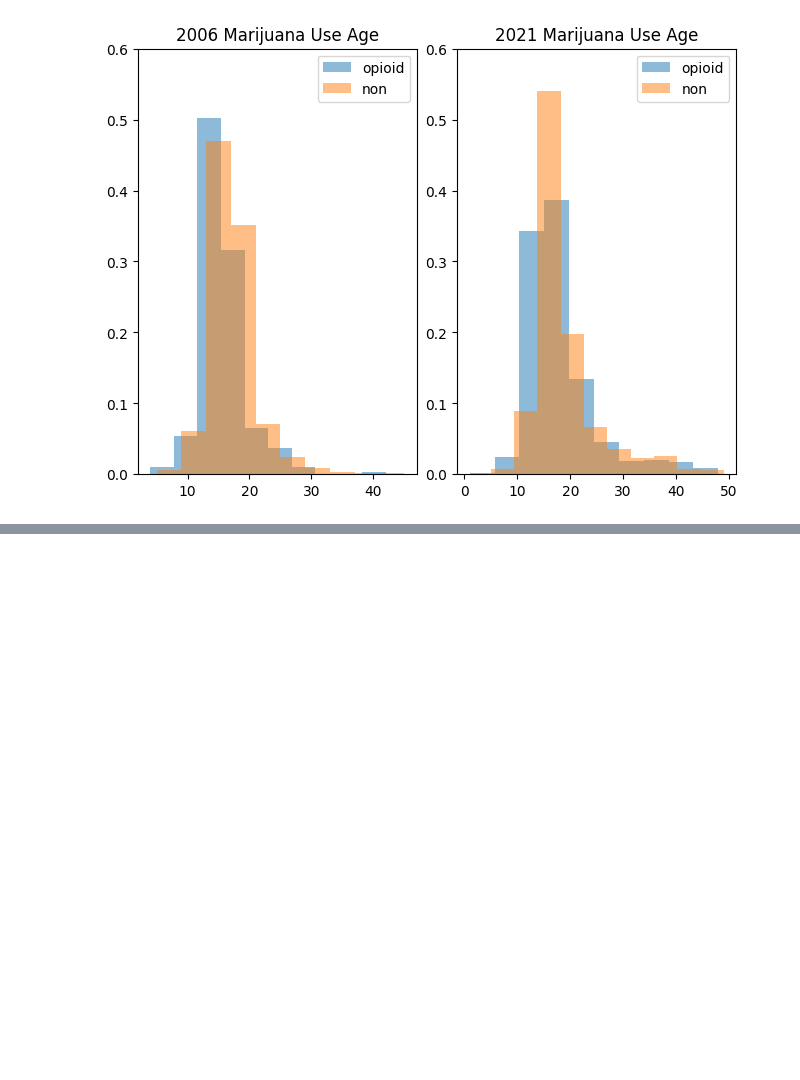
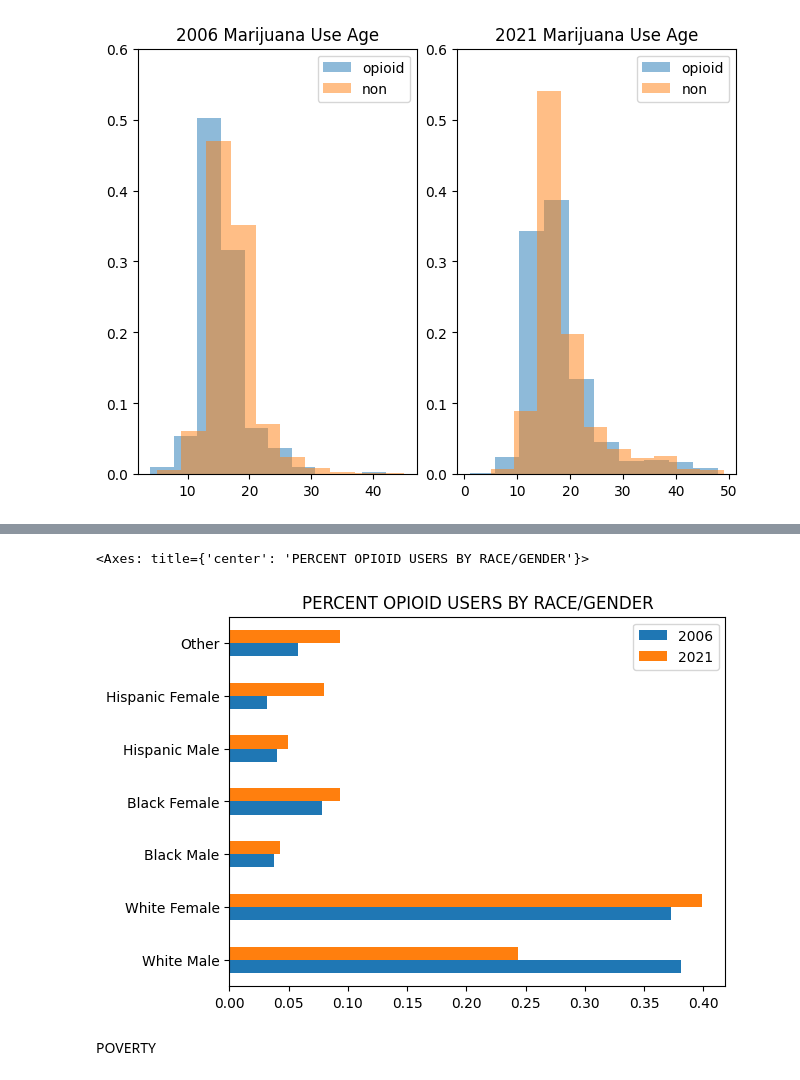
Before and after one commit to HotelTango314/dsa5900, a Jupyter notebook: NSDUH_Explore.ipynb, the cells around one changed output, grey strips where cells are left out. Drawn from its saved outputs; the diff is of its cells as text; code cells hidden in the pictures; blank space fills up the shorter version.

```diff
--- a/NSDUH_Explore.ipynb
+++ b/NSDUH_Explore.ipynb
@@ -455,0 +421,16 @@ six_demo["IRSEX"].value_counts().sum()
+# %%
+d = {2006:[x for x in six_sexrace],2021:[x for x in tw1_sexrace]}
+sexrace = pd.DataFrame(data=d,index=["White Male",
+                                     "White Female",
+                                     "Black Male",
+                                     "Black Female",
+                                     "Hispanic Male",
+                                     "Hispanic Female",
+                                     "Other"])
+# %%
+sexrace.plot.barh(title="PERCENT OPIOID USERS BY RACE/GENDER")
+# %% [output]
+<Axes: title={'center': 'PERCENT OPIOID USERS BY RACE/GENDER'}>
+[figure, added]
+# %% [markdown]
+POVERTY
```
Also changed, not shown: parts of 36 cells of this notebook.
